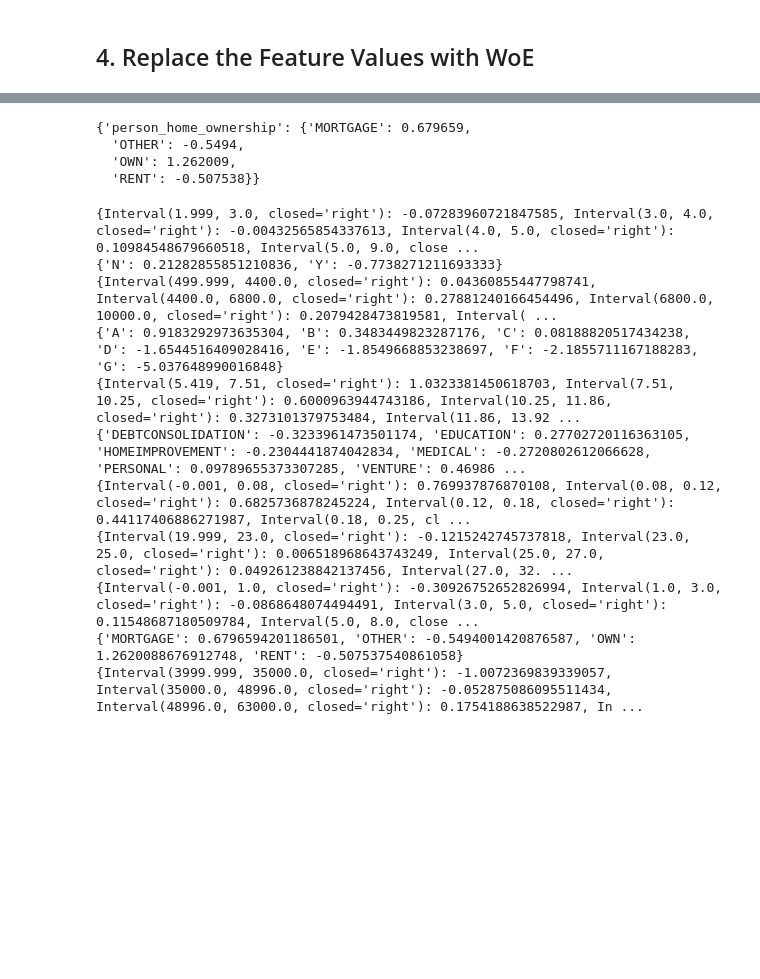
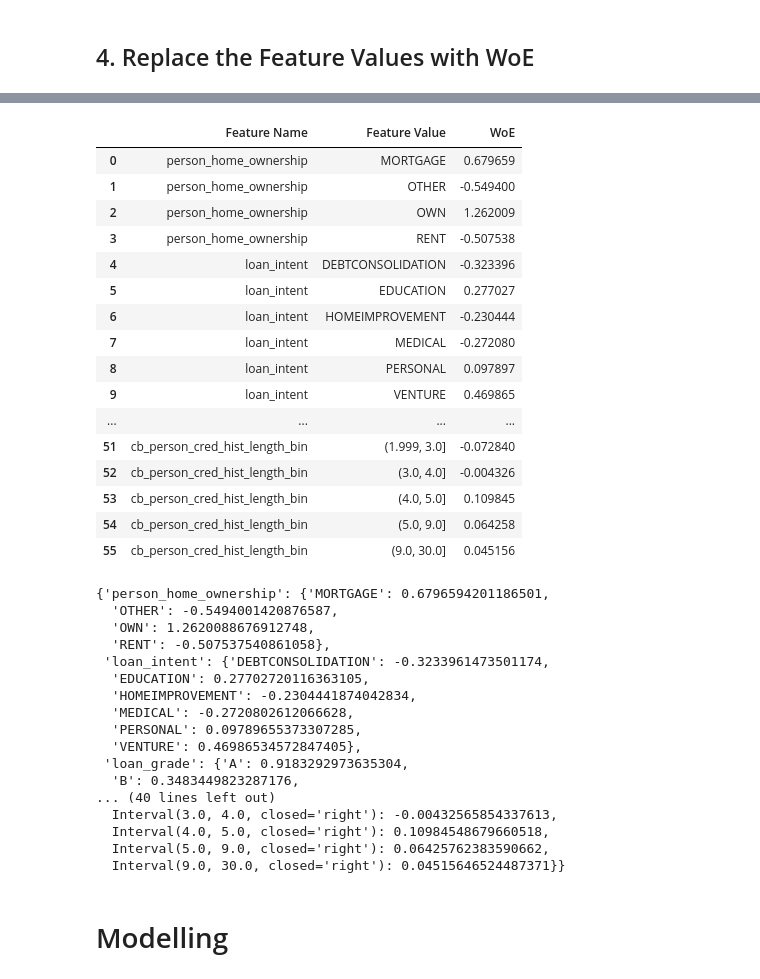
Before and after one commit to marcellinus-witarsah/credit-score-modelling-old, a Jupyter notebook: notebooks/credit_scorecard.ipynb, the cells around one changed output, grey strips where cells are left out. Cells and saved outputs as stored; diff of their text form; code cells hidden in the pictures; blank space fills up the shorter version.

```diff
--- a/notebooks/credit_scorecard.ipynb
+++ b/notebooks/credit_scorecard.ipynb
@@ -601,29 +583,20 @@ dtype: int64
-# %%
-{"person_home_ownership":
-    {
-        "MORTGAGE":	0.679659,
-        "OTHER": -0.549400,
-        "OWN": 1.262009,
-        "RENT":	-0.507538
-    }
-}
-# %% [output]
-{'person_home_ownership': {'MORTGAGE': 0.679659,
-  'OTHER': -0.5494,
-  'OWN': 1.262009,
-  'RENT': -0.507538}}
-# %%
-for feature, group in WOE_df.groupby('Feature Name'):
-    print(group.set_index("Feature Value")["WoE"].to_dict())
-# %% [output]
-{Interval(1.999, 3.0, closed='right'): -0.07283960721847585, Interval(3.0, 4.0, closed='right'): -0.00432565854337613, Interval(4.0, 5.0, closed='right'): 0.10984548679660518, Interval(5.0, 9.0, close ...
-{'N': 0.21282855851210836, 'Y': -0.7738271211693333}
-{Interval(499.999, 4400.0, closed='right'): 0.04360855447798741, Interval(4400.0, 6800.0, closed='right'): 0.27881240166454496, Interval(6800.0, 10000.0, closed='right'): 0.2079428473819581, Interval( ...
-{'A': 0.9183292973635304, 'B': 0.3483449823287176, 'C': 0.08188820517434238, 'D': -1.6544516409028416, 'E': -1.8549668853238697, 'F': -2.1855711167188283, 'G': -5.037648990016848}
-{Interval(5.419, 7.51, closed='right'): 1.0323381450618703, Interval(7.51, 10.25, closed='right'): 0.6000963944743186, Interval(10.25, 11.86, closed='right'): 0.3273101379753484, Interval(11.86, 13.92 ...
-{'DEBTCONSOLIDATION': -0.3233961473501174, 'EDUCATION': 0.27702720116363105, 'HOMEIMPROVEMENT': -0.2304441874042834, 'MEDICAL': -0.2720802612066628, 'PERSONAL': 0.09789655373307285, 'VENTURE': 0.46986 ...
-{Interval(-0.001, 0.08, closed='right'): 0.769937876870108, Interval(0.08, 0.12, closed='right'): 0.6825736878245224, Interval(0.12, 0.18, closed='right'): 0.44117406886271987, Interval(0.18, 0.25, cl ...
-{Interval(19.999, 23.0, closed='right'): -0.1215242745737818, Interval(23.0, 25.0, closed='right'): 0.006518968643743249, Interval(25.0, 27.0, closed='right'): 0.049261238842137456, Interval(27.0, 32. ...
-{Interval(-0.001, 1.0, closed='right'): -0.30926752652826994, Interval(1.0, 3.0, closed='right'): -0.0868648074494491, Interval(3.0, 5.0, closed='right'): 0.11548687180509784, Interval(5.0, 8.0, close ...
-{'MORTGAGE': 0.6796594201186501, 'OTHER': -0.5494001420876587, 'OWN': 1.2620088676912748, 'RENT': -0.507537540861058}
-{Interval(3999.999, 35000.0, closed='right'): -1.0072369839339057, Interval(35000.0, 48996.0, closed='right'): -0.052875086095511434, Interval(48996.0, 63000.0, closed='right'): 0.1754188638522987, In ...
+# %%
+WOE_df
+# %% [output]
+|  | Feature Name | Feature Value | WoE |
+| 0 | person_home_ownership | MORTGAGE | 0.679659 |
+| 1 | person_home_ownership | OTHER | -0.549400 |
+| 2 | person_home_ownership | OWN | 1.262009 |
+| 3 | person_home_ownership | RENT | -0.507538 |
+| 4 | loan_intent | DEBTCONSOLIDATION | -0.323396 |
+| 5 | loan_intent | EDUCATION | 0.277027 |
+| 6 | loan_intent | HOMEIMPROVEMENT | -0.230444 |
+| 7 | loan_intent | MEDICAL | -0.272080 |
+| 8 | loan_intent | PERSONAL | 0.097897 |
+| 9 | loan_intent | VENTURE | 0.469865 |
+| ... | ... | ... | ... |
+| 51 | cb_person_cred_hist_length_bin | (1.999, 3.0] | -0.072840 |
+| 52 | cb_person_cred_hist_length_bin | (3.0, 4.0] | -0.004326 |
+| 53 | cb_person_cred_hist_length_bin | (4.0, 5.0] | 0.109845 |
+| 54 | cb_person_cred_hist_length_bin | (5.0, 9.0] | 0.064258 |
+| 55 | cb_person_cred_hist_length_bin | (9.0, 30.0] | 0.045156 |
@@ -629,0 +609,20 @@ for feature, group in WOE_df.groupby('Feature Name'):
+# %%
+woe_dict_map
+# %% [output]
+{'person_home_ownership': {'MORTGAGE': 0.6796594201186501,
+  'OTHER': -0.5494001420876587,
+  'OWN': 1.2620088676912748,
+  'RENT': -0.507537540861058},
+ 'loan_intent': {'DEBTCONSOLIDATION': -0.3233961473501174,
+  'EDUCATION': 0.27702720116363105,
+  'HOMEIMPROVEMENT': -0.2304441874042834,
+  'MEDICAL': -0.2720802612066628,
+  'PERSONAL': 0.09789655373307285,
+  'VENTURE': 0.46986534572847405},
+ 'loan_grade': {'A': 0.9183292973635304,
+  'B': 0.3483449823287176,
+... (40 lines left out)
+  Interval(3.0, 4.0, closed='right'): -0.00432565854337613,
+  Interval(4.0, 5.0, closed='right'): 0.10984548679660518,
+  Interval(5.0, 9.0, closed='right'): 0.06425762383590662,
+  Interval(9.0, 30.0, closed='right'): 0.04515646524487371}}
@@ -629,0 +661,2 @@ for feature, group in WOE_df.groupby('Feature Name'):
+# %% [markdown]
+# Modelling
```
Also changed, not shown: parts of 9 cells of this notebook.
